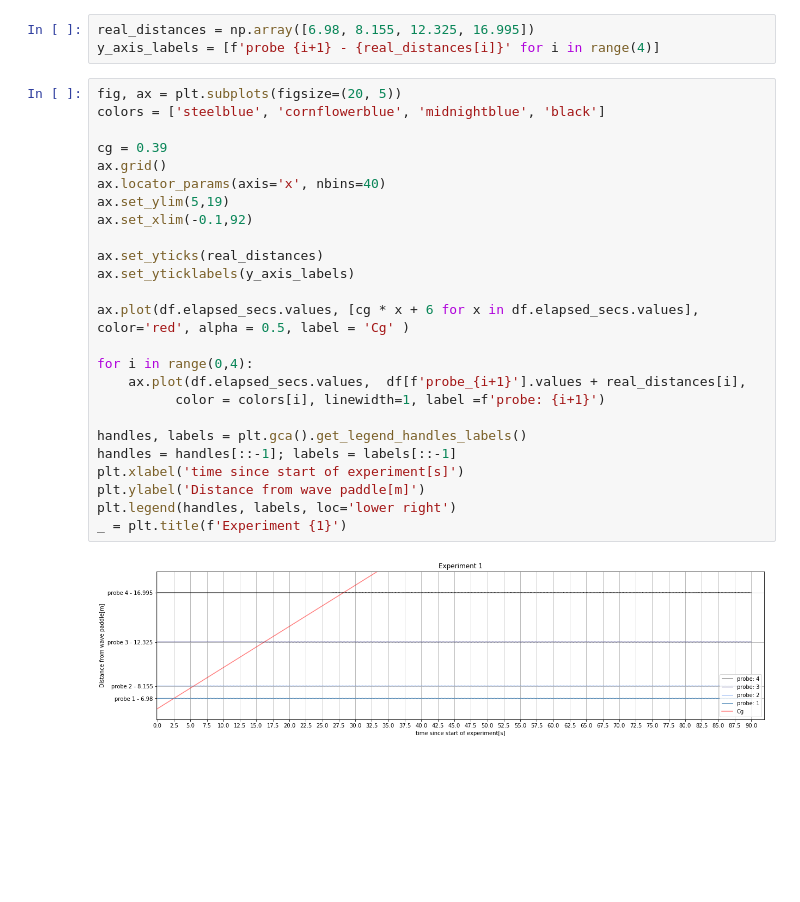
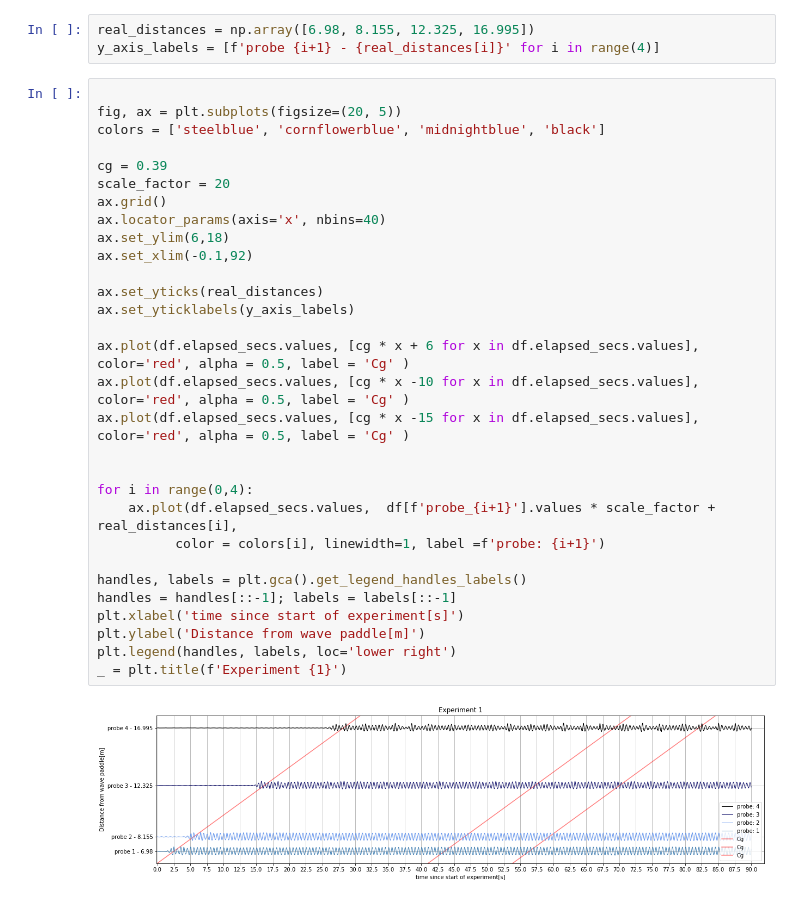
Before and after one commit to AnnaWojciechowska/MEK4350, a Jupyter notebook: Obligatorisk_1/plots_with_cg.ipynb, the cells around one changed output. Cells and saved outputs as stored; diff of their text form; blank space fills up the shorter version.

Commit message:
Add several lines of Cg and scaled plots

```diff
--- a/Obligatorisk_1/plots_with_cg.ipynb
+++ b/Obligatorisk_1/plots_with_cg.ipynb
@@ -36,29 +36,34 @@ df.head(2)
 real_distances = np.array([6.98, 8.155, 12.325, 16.995])
 y_axis_labels = [f'probe {i+1} - {real_distances[i]}' for i in range(4)]
 # %%
+
 fig, ax = plt.subplots(figsize=(20, 5))
 colors = ['steelblue', 'cornflowerblue', 'midnightblue', 'black']
 
 cg = 0.39
+scale_factor = 20
 ax.grid()
 ax.locator_params(axis='x', nbins=40)
-ax.set_ylim(5,19)
+ax.set_ylim(6,18)
 ax.set_xlim(-0.1,92)
 
 ax.set_yticks(real_distances)
 ax.set_yticklabels(y_axis_labels)
 
 ax.plot(df.elapsed_secs.values, [cg * x + 6 for x in df.elapsed_secs.values], color='red', alpha = 0.5, label = 'Cg' )
+ax.plot(df.elapsed_secs.values, [cg * x -10 for x in df.elapsed_secs.values], color='red', alpha = 0.5, label = 'Cg' )
+ax.plot(df.elapsed_secs.values, [cg * x -15 for x in df.elapsed_secs.values], color='red', alpha = 0.5, label = 'Cg' )
+
 
 for i in range(0,4):
-    ax.plot(df.elapsed_secs.values,  df[f'probe_{i+1}'].values + real_distances[i],
+    ax.plot(df.elapsed_secs.values,  df[f'probe_{i+1}'].values * scale_factor + real_distances[i],
           color = colors[i], linewidth=1, label =f'probe: {i+1}')
 
 handles, labels = plt.gca().get_legend_handles_labels()
 handles = handles[::-1]; labels = labels[::-1]
 plt.xlabel('time since start of experiment[s]')
 plt.ylabel('Distance from wave paddle[m]')
 plt.legend(handles, labels, loc='lower right')
 _ = plt.title(f'Experiment {1}')
 # %% [output]
-[figure, old version]
+[figure, new version]
```
Also changed, not shown: parts of 1 cell of this notebook, 1 other file.
